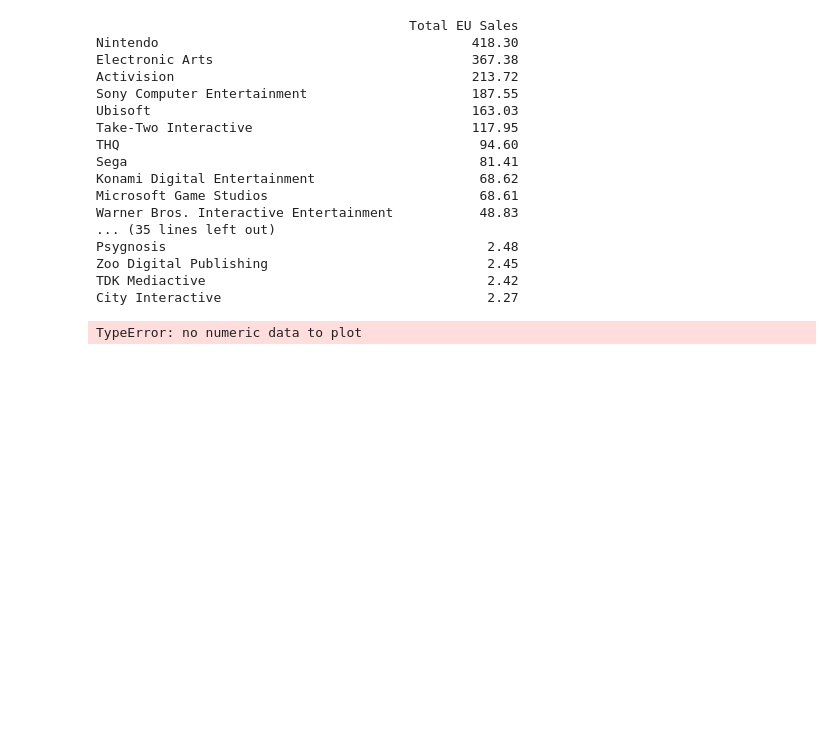
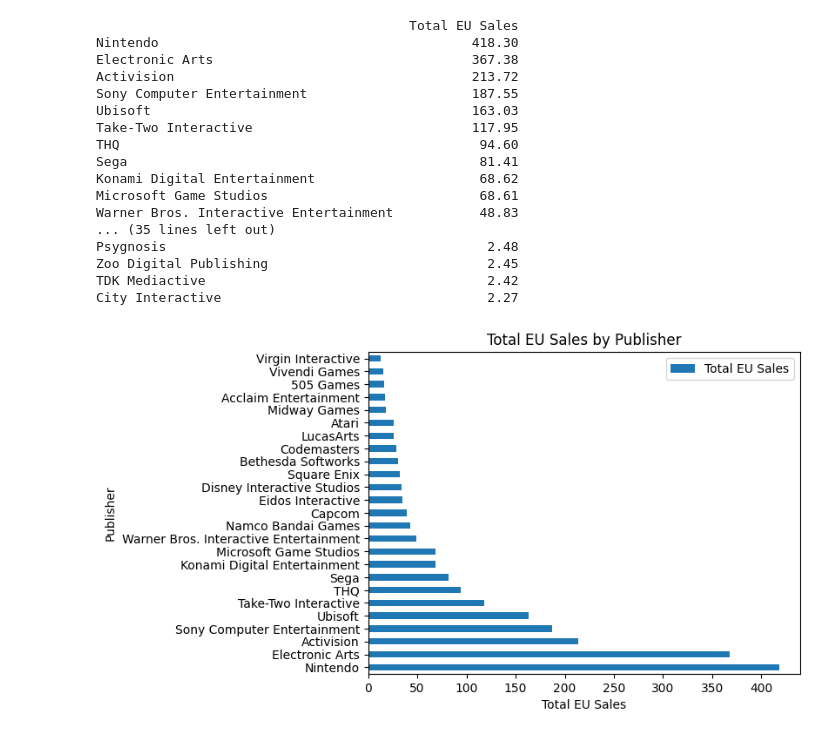
Before and after one commit to Netned/pythonproject, a Jupyter notebook: Project.ipynb, the cells around one changed output. Saved outputs shown, nothing was run; the diff lists cells and outputs as text; code cells hidden in the pictures; blank space fills up the shorter version.

```diff
--- a/Project.ipynb
+++ b/Project.ipynb
@@ -448,17 +448,17 @@ City Interactive                                  2.27
 # %%
 eu_df = eu_df.rename_axis(index="Publisher")
 
 eu_top_25 = eu_df.head(25)
 
 # create a horizontal bar chart
-eu_top_25.plot(kind="barh", x="Total EU Sales")
+eu_top_25.plot(kind="barh", y="Total EU Sales")
 
 # add chart title and axis labels
 plt.title("Total EU Sales by Publisher")
 plt.xlabel("Total EU Sales")
 plt.ylabel("Publisher")
 
 # show the chart
 plt.show()
 # %% [output]
-TypeError: no numeric data to plot
+[figure, added]
```
